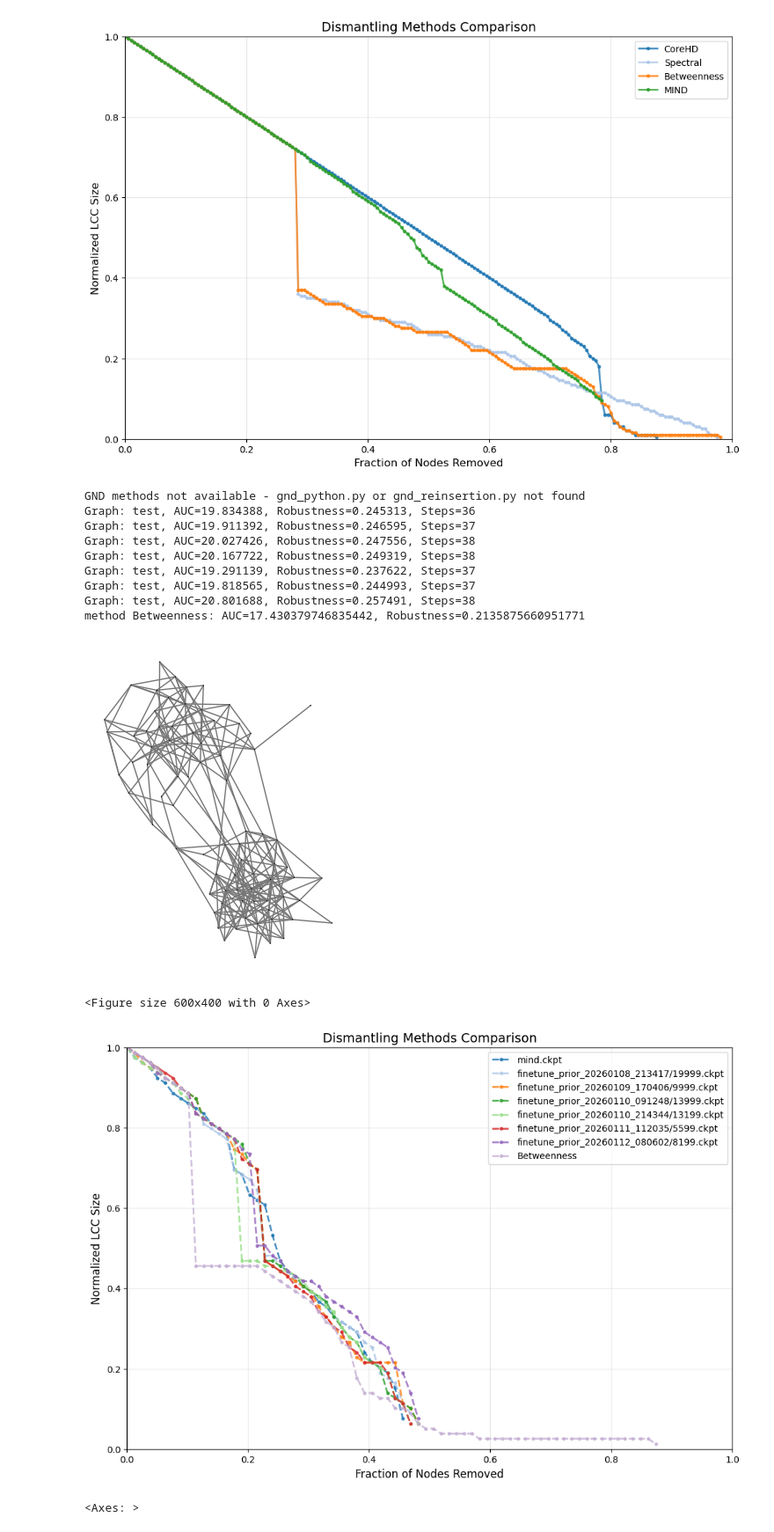
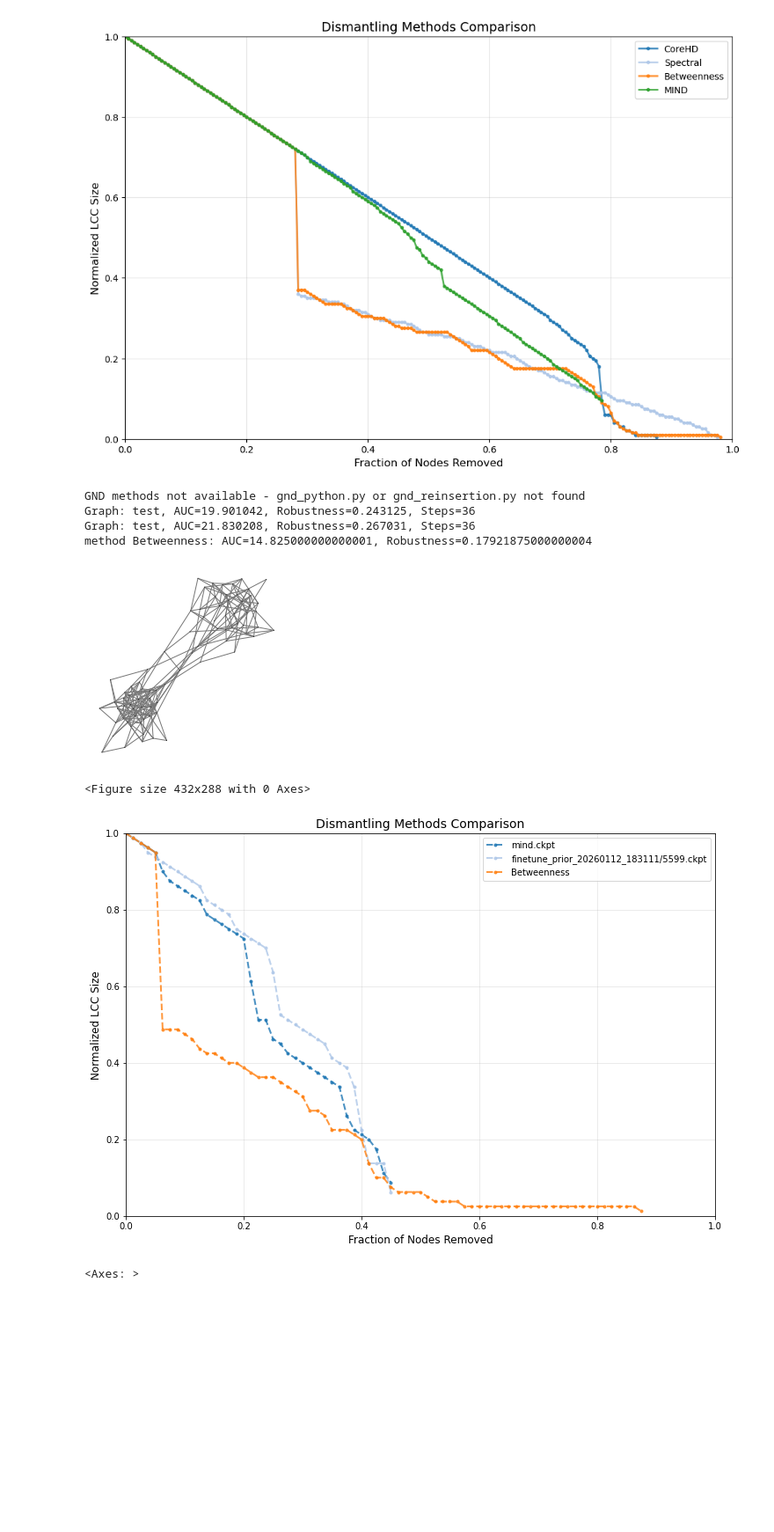
Before and after one commit to Rich-Chaw/MIND-ND, a Jupyter notebook: baseline.ipynb, the cells around one changed output. Shown at 88% size. Drawn from its saved outputs; the diff is of its cells as text; code cells hidden in the pictures; blank space fills up the shorter version.

```diff
--- a/baseline.ipynb
+++ b/baseline.ipynb
@@ -394,50 +394,46 @@ compare_mind_ckpts = [
                     # "saved/finetune_prior_20260106_151735/4799.ckpt",
                     # "saved/finetune_prior_20260106_183209/4799.ckpt",
                     # "saved/finetune_prior_20260107_113306/5799.ckpt",
                     # "saved/finetune_prior_20260107_225616/5799.ckpt",
                     # "saved/finetune_20260107_163012/5799.ckpt",
                     # "saved/finetune_20260108_100547/5799.ckpt",
                     # "saved/finetune_prior_20260108_214004/6999.ckpt",
-                    "saved/finetune_prior_20260108_213417/19999.ckpt",
-                    "saved/finetune_prior_20260109_170406/9999.ckpt",
-                    "saved/finetune_prior_20260110_091248/13999.ckpt",
-                    "saved/finetune_prior_20260110_214344/13199.ckpt",
-                    "saved/finetune_prior_20260111_112035/5599.ckpt",
-                    "saved/finetune_prior_20260112_080602/8199.ckpt",
+                    # "saved/finetune_prior_20260108_213417/19999.ckpt",
+                    # "saved/finetune_prior_20260109_170406/9999.ckpt",
+                    # "saved/finetune_prior_20260110_091248/13999.ckpt",
+                    # "saved/finetune_prior_20260110_214344/13199.ckpt",
+                    # "saved/finetune_prior_20260111_112035/5599.ckpt",
+                    # "saved/finetune_prior_20260112_080602/8199.ckpt",
+                    "saved/finetune_prior_20260112_183111/5599.ckpt"
                     ]
 
 for idx, ckpt_pth in enumerate(compare_mind_ckpts):
     _, _, test_removals  = dismantling(g,'MIND',step_ratio=0.0,ckpt_pth=ckpt_pth)
     method_name = ckpt_pth.split("/",1)[-1]
     all_results[method_name] = test_removals
 
 from baseline import baseline_dismantling,METHODS
 methods = {
     # "Spectral":METHODS['Spectral'],
     # "Degree":METHODS['Degree'],
     "Betweenness":METHODS['Betweenness'],
     # "BetweennessNA":METHODS['BetweennessNA'],
     # "CI": METHODS['CI'],
     # 'FINDER':METHODS['FINDER']
 }
 baseline_results = baseline_dismantling(g,methods,visualize=False)
 all_results.update(baseline_results)
 
 from visualize_dismantling import visualize_multiple_curve
 visualize_multiple_curve(g,all_results)
 # %% [output]
 GND methods not available - gnd_python.py or gnd_reinsertion.py not found
-Graph: test, AUC=19.834388, Robustness=0.245313, Steps=36
-Graph: test, AUC=19.911392, Robustness=0.246595, Steps=37
-Graph: test, AUC=20.027426, Robustness=0.247556, Steps=38
-Graph: test, AUC=20.167722, Robustness=0.249319, Steps=38
-Graph: test, AUC=19.291139, Robustness=0.237622, Steps=37
-Graph: test, AUC=19.818565, Robustness=0.244993, Steps=37
-Graph: test, AUC=20.801688, Robustness=0.257491, Steps=38
-method Betweenness: AUC=17.430379746835442, Robustness=0.2135875660951771
+Graph: test, AUC=19.901042, Robustness=0.243125, Steps=36
+Graph: test, AUC=21.830208, Robustness=0.267031, Steps=36
+method Betweenness: AUC=14.825000000000001, Robustness=0.17921875000000004
-[figure, old version]
+[figure, new version]
-<Figure size 600x400 with 0 Axes>
+<Figure size 432x288 with 0 Axes>
-[figure, old version]
+[figure, new version]
 # %%
 #### BA
 G = ig.Graph.Barabasi(n=300, m=1, directed=False)
```
Also changed, not shown: 7 other files.
